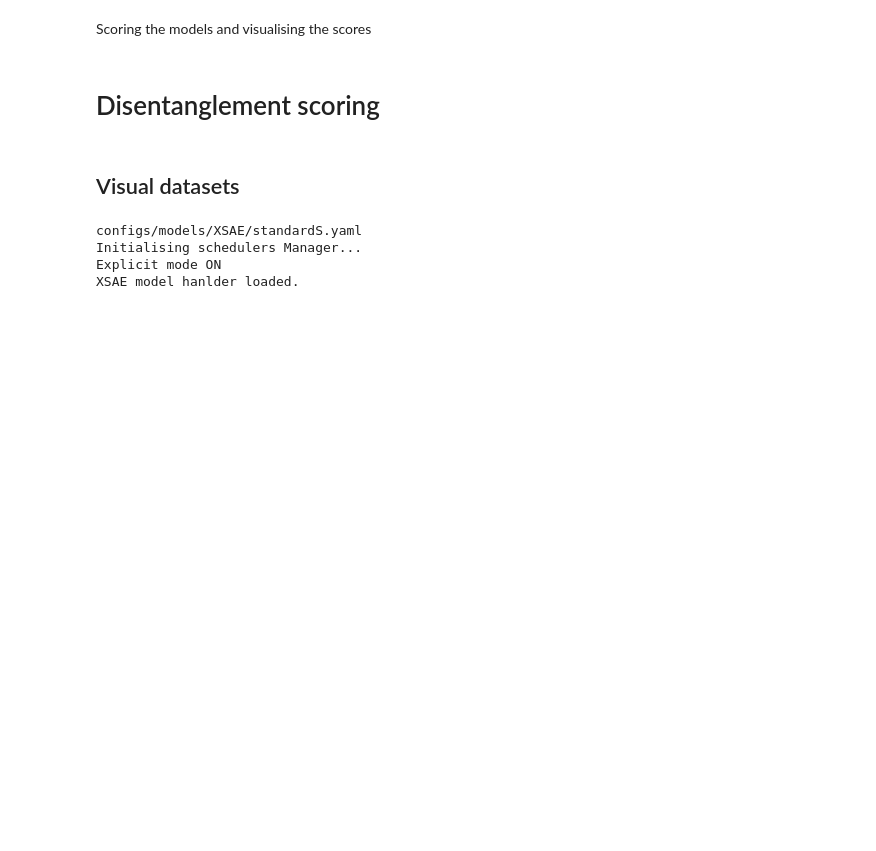
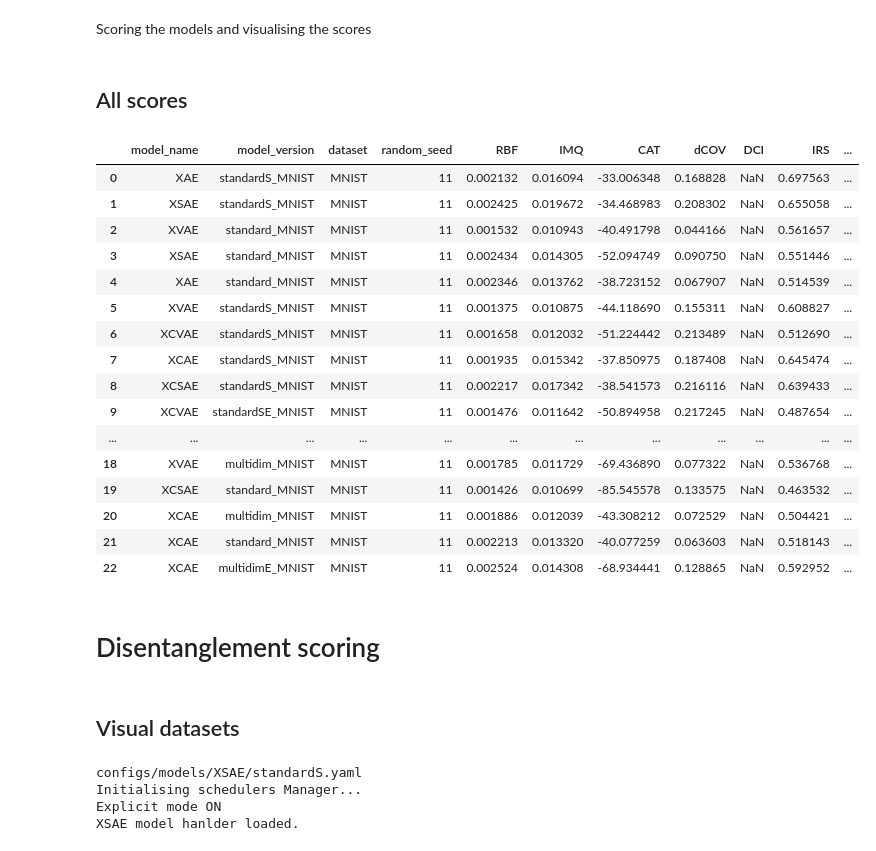
Before and after one commit to GiuliaLanzillotta/CausalAE, a Jupyter notebook: visualisations/Scoring.ipynb, the cells around one changed output. Drawn from its saved outputs; the diff is of its cells as text; code cells hidden in the pictures; blank space fills up the shorter version.

```diff
--- a/visualisations/Scoring.ipynb
+++ b/visualisations/Scoring.ipynb
@@ -34,6 +34,30 @@ from datasets import synth_dataset
 import visualisations
 from visualisations import ModelVisualiser, SynthVecDataVisualiser
 from visualisations import visualise_data, visualise_model
+# %% [markdown]
+## All scores
+# %%
+full_df = pd.read_csv("./logs/all_scores.csv", index_col=0)
+# %%
+full_df
+# %% [output]
+|  | model_name | model_version | dataset | random_seed | RBF | IMQ | CAT | dCOV | DCI | IRS | ... |
+| 0 | XAE | standardS_MNIST | MNIST | 11 | 0.002132 | 0.016094 | -33.006348 | 0.168828 | NaN | 0.697563 | ... |
+| 1 | XSAE | standardS_MNIST | MNIST | 11 | 0.002425 | 0.019672 | -34.468983 | 0.208302 | NaN | 0.655058 | ... |
+| 2 | XVAE | standard_MNIST | MNIST | 11 | 0.001532 | 0.010943 | -40.491798 | 0.044166 | NaN | 0.561657 | ... |
+| 3 | XSAE | standard_MNIST | MNIST | 11 | 0.002434 | 0.014305 | -52.094749 | 0.090750 | NaN | 0.551446 | ... |
+| 4 | XAE | standard_MNIST | MNIST | 11 | 0.002346 | 0.013762 | -38.723152 | 0.067907 | NaN | 0.514539 | ... |
+| 5 | XVAE | standardS_MNIST | MNIST | 11 | 0.001375 | 0.010875 | -44.118690 | 0.155311 | NaN | 0.608827 | ... |
+| 6 | XCVAE | standardS_MNIST | MNIST | 11 | 0.001658 | 0.012032 | -51.224442 | 0.213489 | NaN | 0.512690 | ... |
+| 7 | XCAE | standardS_MNIST | MNIST | 11 | 0.001935 | 0.015342 | -37.850975 | 0.187408 | NaN | 0.645474 | ... |
+| 8 | XCSAE | standardS_MNIST | MNIST | 11 | 0.002217 | 0.017342 | -38.541573 | 0.216116 | NaN | 0.639433 | ... |
+| 9 | XCVAE | standardSE_MNIST | MNIST | 11 | 0.001476 | 0.011642 | -50.894958 | 0.217245 | NaN | 0.487654 | ... |
+| ... | ... | ... | ... | ... | ... | ... | ... | ... | ... | ... | ... |
+| 18 | XVAE | multidim_MNIST | MNIST | 11 | 0.001785 | 0.011729 | -69.436890 | 0.077322 | NaN | 0.536768 | ... |
+| 19 | XCSAE | standard_MNIST | MNIST | 11 | 0.001426 | 0.010699 | -85.545578 | 0.133575 | NaN | 0.463532 | ... |
+| 20 | XCAE | multidim_MNIST | MNIST | 11 | 0.001886 | 0.012039 | -43.308212 | 0.072529 | NaN | 0.504421 | ... |
+| 21 | XCAE | standard_MNIST | MNIST | 11 | 0.002213 | 0.013320 | -40.077259 | 0.063603 | NaN | 0.518143 | ... |
+| 22 | XCAE | multidimE_MNIST | MNIST | 11 | 0.002524 | 0.014308 | -68.934441 | 0.128865 | NaN | 0.592952 | ... |
 # %% [markdown]
 # Disentanglement scoring
 # %% [markdown]
```
Also changed, not shown: parts of 5 cells of this notebook, 18 other files.
